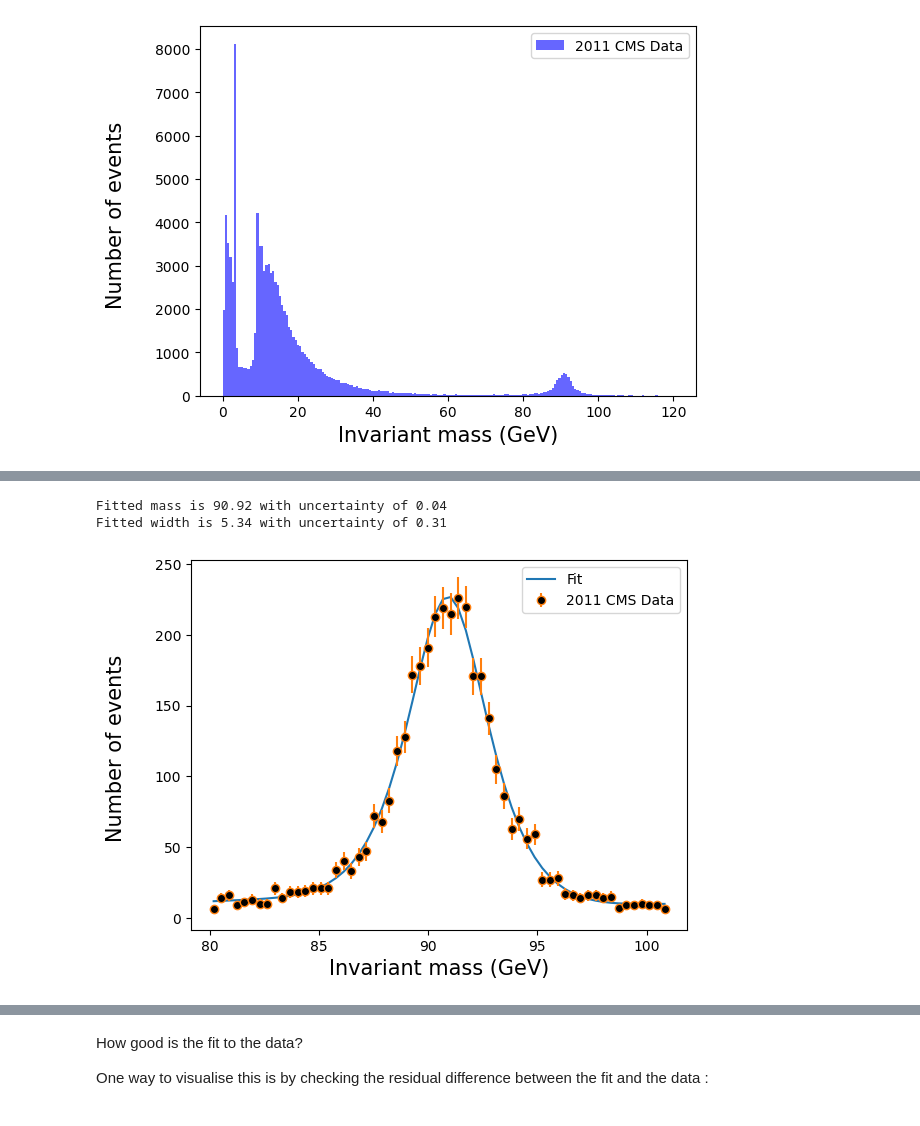
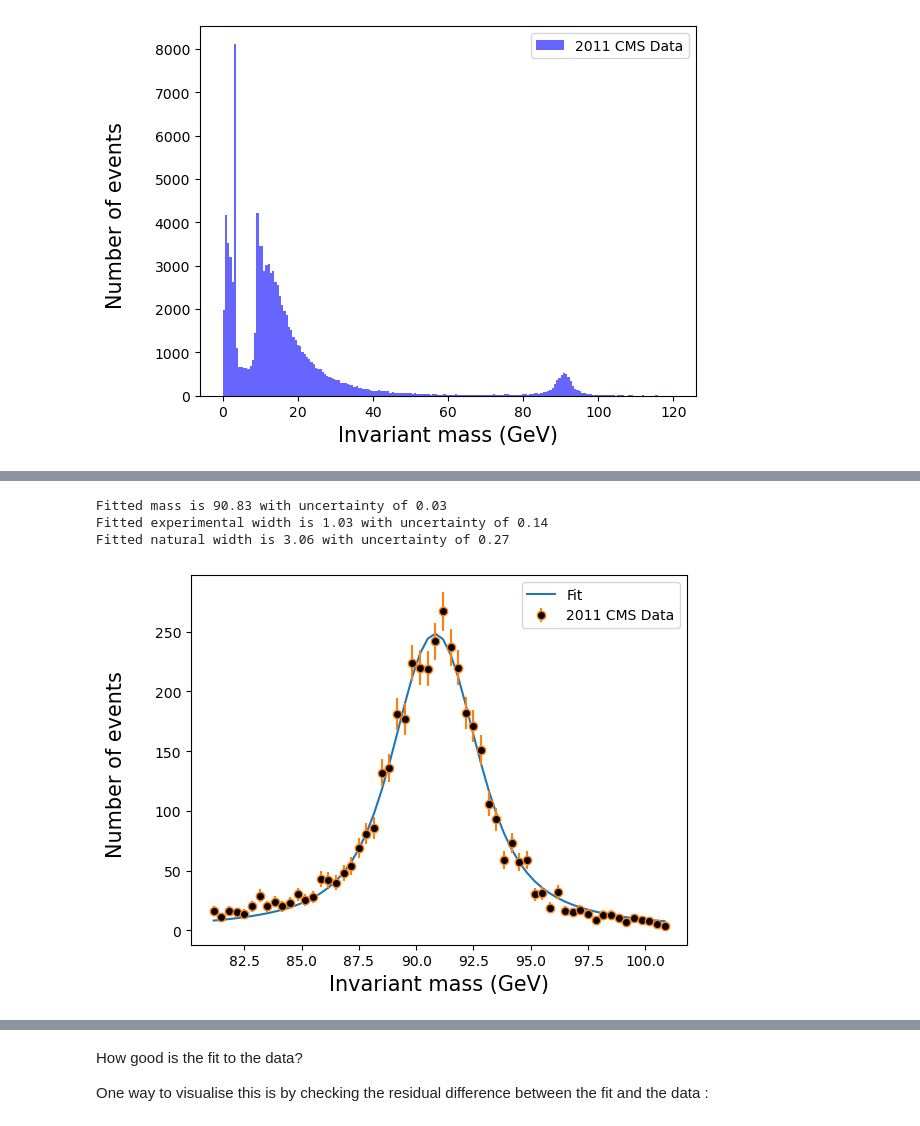
Before and after one commit to dermotmoran/OpenDataStudies, a Jupyter notebook: notebooks/DiMuResonances.ipynb, the cells around one changed output, grey strips where cells are left out. Cells and saved outputs as stored; diff of their text form; code cells hidden in the pictures.

```diff
--- a/notebooks/DiMuResonances.ipynb
+++ b/notebooks/DiMuResonances.ipynb
@@ -97,15 +116,13 @@ Remeber the Pt distributions earlier, lets divide the data into low and high muo
 
 By the way the invariant mass (M) is already included in the csv file, so you can just use that from now on :)
 # %%
-threshold = 30
+pt_cut = 20
+eta_cut = 2.1
 
-Highpt = data[(pt1 >= threshold) & (pt2 >= threshold)]
-lowpt = data[(pt1 < threshold) & (pt2 < threshold)]
+zsel = data[(data.pt1 >= pt_cut) & (data.pt2 >= pt_cut) & (abs(data.eta1)<eta_cut) & (abs(data.eta2)<eta_cut)]
 
-#fig = plt.figure(figsize=(15, 10))
-
-plt.hist(Highpt.M, 200, range = (0,120), alpha = 0.6 , color = 'green', label = 'High pt muons')
-plt.hist(lowpt.M, 200, range = (0,120), alpha = 0.6 , color = 'red', label = 'Low pt muons')
+plt.hist(data.M, 200, range = (0,120), alpha = 0.6 , color = 'red', label = 'All dimuons')
+plt.hist(zsel.M, 200, range = (0,120), alpha = 0.6 , color = 'green', label = 'Z selection')
 
 plt.xlabel('Invariant mass (GeV)', fontsize = 15)
 plt.ylabel('Number of events \n', fontsize = 15)
@@ -123,13 +140,15 @@ Lets plot the data in this mass region with the statistical uncertainties (the s
 # %%
 nBins = 60
-minMass = 80
+minMass = 81
 maxMass = 101
 
-Z = Highpt[(Highpt.M >= minMass) & (Highpt.M < maxMass)]
+Z = zsel[(zsel.M >= minMass) & (zsel.M < maxMass)]
 
 # Some tricks to get the info we need to make a plot with statistical errors
 y_counts, edges = np.histogram(Z.M, bins=nBins, range=(minMass,maxMass))
 x_mass = (edges[1:] + edges[:-1]) / 2 # get the center of the mass bins
+
+print("Number of events in Z mass window :", np.sum(y_counts))
 
 plt.errorbar(x_mass, y_counts, yerr=np.sqrt(y_counts),fmt='o', mfc='k',label="2011 CMS Data",)
 plt.xlabel('Invariant mass (GeV)', fontsize = 15)
@@ -173,44 +201,60 @@ def pv(x, *p):
     s2 = A*np.exp(-(x-mu)**2/(2.*sigma**2))
     return s1 + s2
 
-InitialGuess = [200,91,4,100,91,20]
-bestFitParams, covarianceMatrix = curve_fit(pv, x_mass, y_counts, p0=InitialGuess,)
+# python Voigtian implementation
+from scipy.special import voigt_profile
+def voigt(x, *p):
+    A, mu, sigma, Gamma = p
+    # Voigt profile (Breit-Wigner ⊗ Gaussian)
+    signal = A * voigt_profile(x - mu, sigma, Gamma/2) # gamma is HWHM
+    return signal
+
+InitialGuess = [600,90,1,2.1] # voigt
+#InitialGuess = [600,90,4,100,90,10] # pv
+bestFitParams, covarianceMatrix = curve_fit(voigt, x_mass, y_counts, p0=InitialGuess,)
+
+fit = voigt(x_mass, *bestFitParams)
+
 mZ = round(bestFitParams[1],2)
+wE = round(bestFitParams[2],2)
+wZ = round(bestFitParams[3],2)
 mZ_sigma = round(np.sqrt(covarianceMatrix[1][1]),2)
-wZ = round(bestFitParams[2],2)
-wZ_sigma = round(np.sqrt(covarianceMatrix[2][2]),2)
-fit = pv(x_mass, *bestFitParams)
+wE_sigma = round(np.sqrt(covarianceMatrix[2][2]),2)
+wZ_sigma = round(np.sqrt(covarianceMatrix[3][3]),2)
+
+print("Fitted mass is "+str(mZ)+" with uncertainty of "+str(mZ_sigma))
+print("Fitted experimental width is "+str(wE)+" with uncertainty of "+str(wE_sigma))
+print("Fitted natural width is "+str(wZ)+" with uncertainty of "+str(wZ_sigma))
+
 
 # double gauss (FWHM = 2.35 sigma)
 #InitialGuess = [500,91,4,100,91,5]
 #bestFitParams, covarianceMatrix = curve_fit(doublegauss, x_mass, y_counts, p0=InitialGuess,)
 #mZ = round(bestFitParams[1],2)
 #mZ_sigma = round(np.sqrt(covarianceMatrix[1][1]),2)
 #wZ = 2.35*round(bestFitParams[2],2)
 #wZ_sigma = 2.35*round(np.sqrt(covarianceMatrix[2][2]),2)
 #fit = doublegauss(x_mass, *bestFitParams)
 
 # For gauus (FWHM = 2.35 sigma) or bw
 #InitialGuess = [300,91,4]
 #bestFitParams, covarianceMatrix = curve_fit(gauss, x_mass, y_counts, p0=InitialGuess)
 #mZ = round(bestFitParams[1],2)
 #mZ_sigma = round(np.sqrt(covarianceMatrix[1][1]),2)
 #wZ = round(bestFitParams[2],2)
 #wZ_sigma = round(np.sqrt(covarianceMatrix[2][2]),2)
 #fit = gauss(x_mass, *bestFitParams)
 
-print("Fitted mass is "+str(mZ)+" with uncertainty of "+str(mZ_sigma))
-print("Fitted width is "+str(wZ)+" with uncertainty of "+str(wZ_sigma))
-
 
 plt.plot(x_mass, fit, label='Fit')
 
 plt.errorbar(x_mass, y_counts, yerr=np.sqrt(y_counts),fmt='o', mfc='k',label="2011 CMS Data",)
 plt.xlabel('Invariant mass (GeV)', fontsize = 15)
 plt.ylabel('Number of events \n', fontsize = 15)
 plt.legend()
 plt.show()
 # %% [output]
-Fitted mass is 90.92 with uncertainty of 0.04
-Fitted width is 5.34 with uncertainty of 0.31
+Fitted mass is 90.83 with uncertainty of 0.03
+Fitted experimental width is 1.03 with uncertainty of 0.14
+Fitted natural width is 3.06 with uncertainty of 0.27
-[figure, old version]
+[figure, new version]
```
Also changed, not shown: parts of 16 cells of this notebook, 1 other file.
